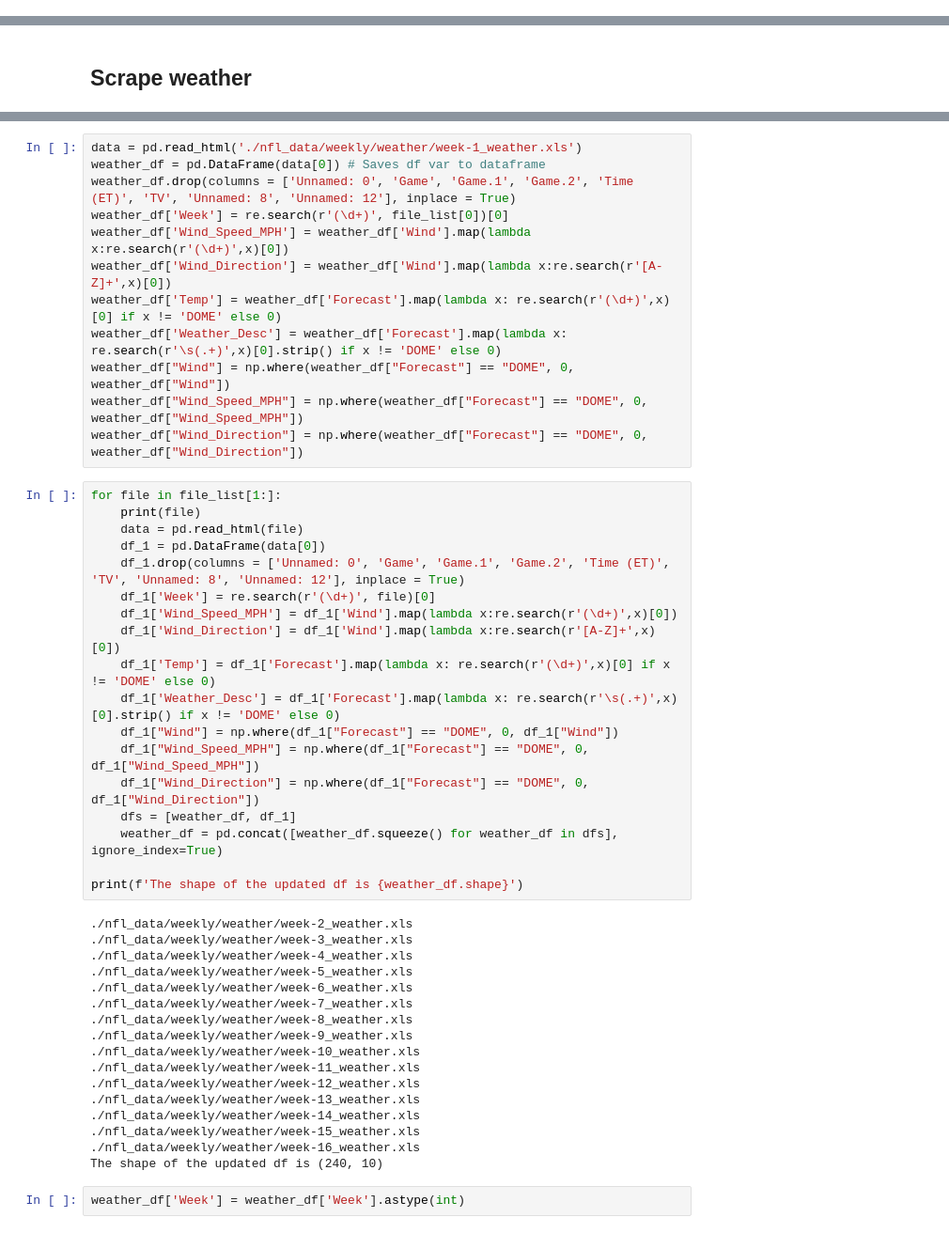
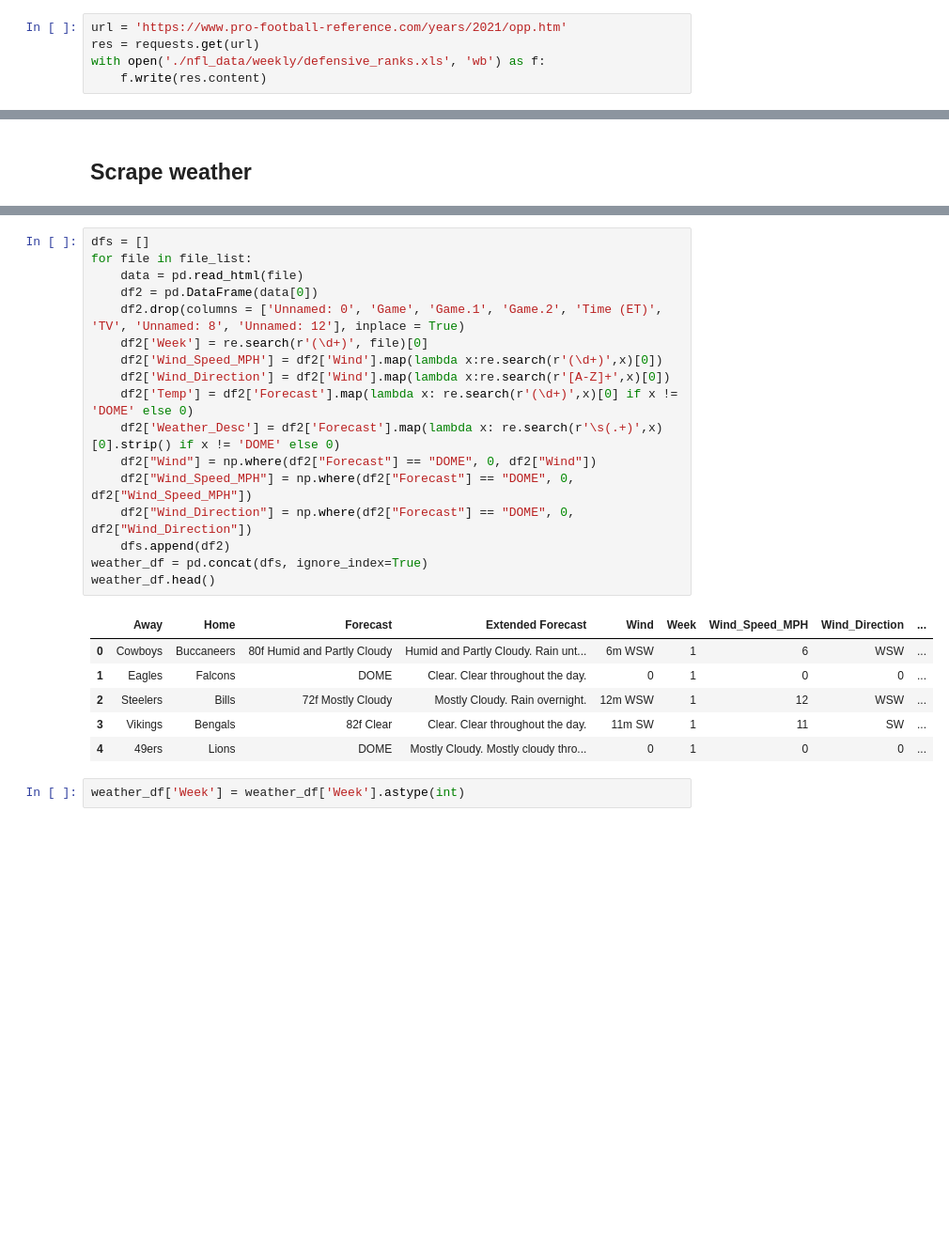
Before and after one commit to aothree/Fantasy-Football, a Jupyter notebook: main_df.ipynb, the cells around one changed output, grey strips where cells are left out. Shown at 94% size. Drawn from its saved outputs; the diff is of its cells as text; blank space fills up the shorter version.

```diff
--- a/main_df.ipynb
+++ b/main_df.ipynb
@@ -452,0 +288,5 @@ df.head()
+# %%
+url = 'https://www.pro-football-reference.com/years/2021/opp.htm'
+res = requests.get(url)
+with open('./nfl_data/weekly/defensive_ranks.xls', 'wb') as f:
+    f.write(res.content)
@@ -491,50 +369,27 @@ week-16 (16, 13)
-# %%
-data = pd.read_html('./nfl_data/weekly/weather/week-1_weather.xls')
-weather_df = pd.DataFrame(data[0]) # Saves df var to dataframe
-weather_df.drop(columns = ['Unnamed: 0', 'Game', 'Game.1', 'Game.2', 'Time (ET)', 'TV', 'Unnamed: 8', 'Unnamed: 12'], inplace = True)
-weather_df['Week'] = re.search(r'(\d+)', file_list[0])[0]
-weather_df['Wind_Speed_MPH'] = weather_df['Wind'].map(lambda x:re.search(r'(\d+)',x)[0])
-weather_df['Wind_Direction'] = weather_df['Wind'].map(lambda x:re.search(r'[A-Z]+',x)[0])
-weather_df['Temp'] = weather_df['Forecast'].map(lambda x: re.search(r'(\d+)',x)[0] if x != 'DOME' else 0)
-weather_df['Weather_Desc'] = weather_df['Forecast'].map(lambda x: re.search(r'\s(.+)',x)[0].strip() if x != 'DOME' else 0)
-weather_df["Wind"] = np.where(weather_df["Forecast"] == "DOME", 0, weather_df["Wind"])
-weather_df["Wind_Speed_MPH"] = np.where(weather_df["Forecast"] == "DOME", 0, weather_df["Wind_Speed_MPH"])
-weather_df["Wind_Direction"] = np.where(weather_df["Forecast"] == "DOME", 0, weather_df["Wind_Direction"])
 # %%
-for file in file_list[1:]:
-    print(file)
+dfs = []
+for file in file_list:
     data = pd.read_html(file)
-    df_1 = pd.DataFrame(data[0])
-    df_1.drop(columns = ['Unnamed: 0', 'Game', 'Game.1', 'Game.2', 'Time (ET)', 'TV', 'Unnamed: 8', 'Unnamed: 12'], inplace = True)
-    df_1['Week'] = re.search(r'(\d+)', file)[0]
-    df_1['Wind_Speed_MPH'] = df_1['Wind'].map(lambda x:re.search(r'(\d+)',x)[0])
-    df_1['Wind_Direction'] = df_1['Wind'].map(lambda x:re.search(r'[A-Z]+',x)[0])
-    df_1['Temp'] = df_1['Forecast'].map(lambda x: re.search(r'(\d+)',x)[0] if x != 'DOME' else 0)
-    df_1['Weather_Desc'] = df_1['Forecast'].map(lambda x: re.search(r'\s(.+)',x)[0].strip() if x != 'DOME' else 0)
-    df_1["Wind"] = np.where(df_1["Forecast"] == "DOME", 0, df_1["Wind"])
-    df_1["Wind_Speed_MPH"] = np.where(df_1["Forecast"] == "DOME", 0, df_1["Wind_Speed_MPH"])
-    df_1["Wind_Direction"] = np.where(df_1["Forecast"] == "DOME", 0, df_1["Wind_Direction"])
-    dfs = [weather_df, df_1]
-    weather_df = pd.concat([weather_df.squeeze() for weather_df in dfs], ignore_index=True)
-
-print(f'The shape of the updated df is {weather_df.shape}')
+    df2 = pd.DataFrame(data[0])
+    df2.drop(columns = ['Unnamed: 0', 'Game', 'Game.1', 'Game.2', 'Time (ET)', 'TV', 'Unnamed: 8', 'Unnamed: 12'], inplace = True)
+    df2['Week'] = re.search(r'(\d+)', file)[0]
+    df2['Wind_Speed_MPH'] = df2['Wind'].map(lambda x:re.search(r'(\d+)',x)[0])
+    df2['Wind_Direction'] = df2['Wind'].map(lambda x:re.search(r'[A-Z]+',x)[0])
+    df2['Temp'] = df2['Forecast'].map(lambda x: re.search(r'(\d+)',x)[0] if x != 'DOME' else 0)
+    df2['Weather_Desc'] = df2['Forecast'].map(lambda x: re.search(r'\s(.+)',x)[0].strip() if x != 'DOME' else 0)
+    df2["Wind"] = np.where(df2["Forecast"] == "DOME", 0, df2["Wind"])
+    df2["Wind_Speed_MPH"] = np.where(df2["Forecast"] == "DOME", 0, df2["Wind_Speed_MPH"])
+    df2["Wind_Direction"] = np.where(df2["Forecast"] == "DOME", 0, df2["Wind_Direction"])
+    dfs.append(df2)
+weather_df = pd.concat(dfs, ignore_index=True)
+weather_df.head()
 # %% [output]
-./nfl_data/weekly/weather/week-2_weather.xls
-./nfl_data/weekly/weather/week-3_weather.xls
-./nfl_data/weekly/weather/week-4_weather.xls
-./nfl_data/weekly/weather/week-5_weather.xls
-./nfl_data/weekly/weather/week-6_weather.xls
-./nfl_data/weekly/weather/week-7_weather.xls
-./nfl_data/weekly/weather/week-8_weather.xls
-./nfl_data/weekly/weather/week-9_weather.xls
-./nfl_data/weekly/weather/week-10_weather.xls
-./nfl_data/weekly/weather/week-11_weather.xls
-./nfl_data/weekly/weather/week-12_weather.xls
-./nfl_data/weekly/weather/week-13_weather.xls
-./nfl_data/weekly/weather/week-14_weather.xls
-./nfl_data/weekly/weather/week-15_weather.xls
-./nfl_data/weekly/weather/week-16_weather.xls
-The shape of the updated df is (240, 10)
+|  | Away | Home | Forecast | Extended Forecast | Wind | Week | Wind_Speed_MPH | Wind_Direction | ... |
+| 0 | Cowboys | Buccaneers | 80f Humid and Partly Cloudy | Humid and Partly Cloudy. Rain unt... | 6m WSW | 1 | 6 | WSW | ... |
+| 1 | Eagles | Falcons | DOME | Clear. Clear throughout the day. | 0 | 1 | 0 | 0 | ... |
+| 2 | Steelers | Bills | 72f Mostly Cloudy | Mostly Cloudy. Rain overnight. | 12m WSW | 1 | 12 | WSW | ... |
+| 3 | Vikings | Bengals | 82f Clear | Clear. Clear throughout the day. | 11m SW | 1 | 11 | SW | ... |
+| 4 | 49ers | Lions | DOME | Mostly Cloudy. Mostly cloudy thro... | 0 | 1 | 0 | 0 | ... |
 # %%
 weather_df['Week'] = weather_df['Week'].astype(int)
 # %% [markdown]
```
Also changed, not shown: parts of 75 cells of this notebook, 49 other files.
